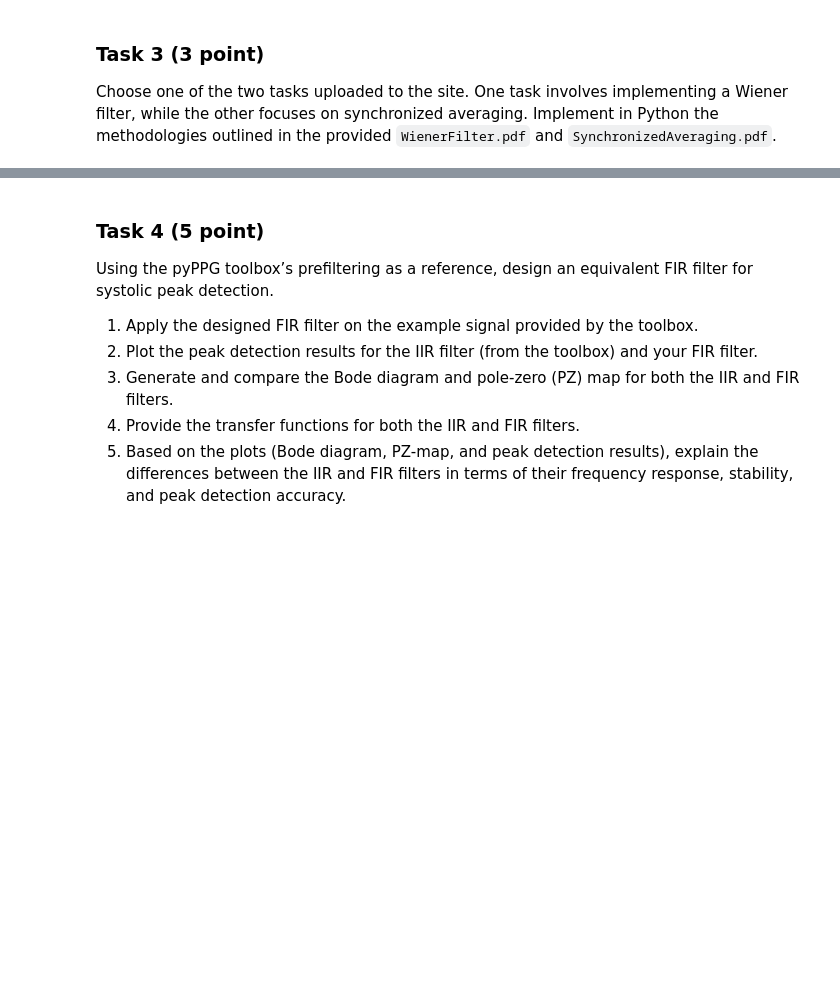
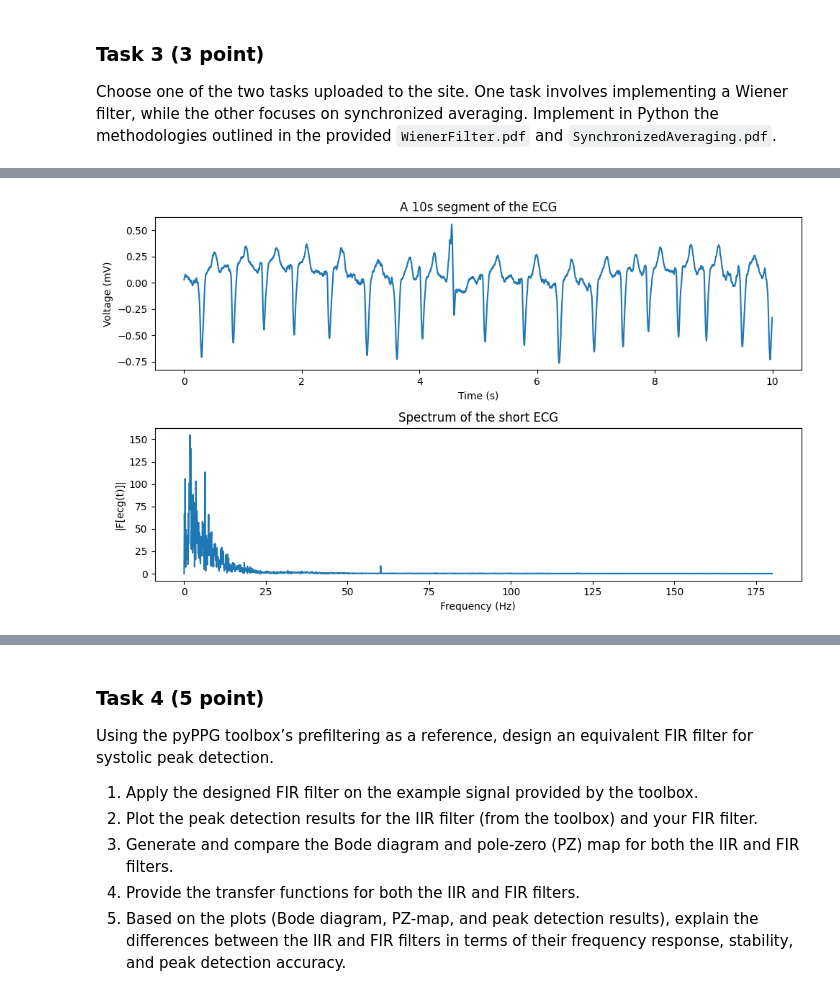
Before and after one commit to BalazsTersztenyak/biomedical-signal-processing, a Jupyter notebook: assignment3/BSP_LAB_25_05.ipynb, the cells around one changed output, grey strips where cells are left out. Cells and saved outputs as stored; diff of their text form; code cells hidden in the pictures; blank space fills up the shorter version.

```diff
--- a/assignment3/BSP_LAB_25_05.ipynb
+++ b/assignment3/BSP_LAB_25_05.ipynb
@@ -92,0 +203,59 @@ Choose one of the two tasks uploaded to the site. One task involves implementing
+# %%
+# Load the signal
+data = sio.loadmat('Data/Lab_05/Complex_signal.mat')["Complex_signal"]
+
+# The structure is nested — unpack it
+channels = data[0][0][0][0]     # array of channel names
+time = data[0][0][1].squeeze()  # time vector
+signals = data[0][0][2]         # matrix of signals (channels × samples)
+# print(channels, time.shape, signals.shape)
+
+ECG = signals[1, :].squeeze()  # ECG signal
+
+# --- Sampling frequency from time vector ---
+fs = 1 / np.mean(np.diff(time))
+# print(f"Estimated sampling frequency: {fs:.2f} Hz")
+# base = float(data['base'])
+# gain = float(data['gain'])
+
+# Time vector
+t = np.linspace(0, len(ECG)/fs, len(ECG))
+
+# There is no base/gain in the provided .mat file
+# Convert to mV (same normalization as MATLAB)
+# ECG = (ECG - base) / gain
+
+# Define the short segment
+short_time = 10  # seconds
+short_sample = int(short_time * fs)
+
+# Choose a regular segment (e.g., starting at 0)
+start_idx = 0
+end_idx = start_idx + short_sample
+
+ECG_short = ECG[start_idx:end_idx]
+t_short = t[start_idx:end_idx]
+
+# Plot the short segment
+plt.figure(figsize=(10, 6))
+
+plt.subplot(2, 1, 1)
+plt.plot(t_short, ECG_short)
+plt.xlabel('Time (s)')
+plt.ylabel('Voltage (mV)')
+plt.title(f'A {short_time}s segment of the ECG')
+
+# Frequency domain analysis
+fECG_short = np.abs(np.fft.fft(ECG_short - np.mean(ECG_short)))
+f = np.linspace(0, fs, len(ECG_short))
+
+plt.subplot(2, 1, 2)
+plt.plot(f[:short_sample//2], fECG_short[:short_sample//2])
+plt.xlabel('Frequency (Hz)')
+plt.ylabel('|F[ecg(t)]|')
+plt.title('Spectrum of the short ECG')
+
+plt.tight_layout()
+plt.show()
+# %% [output]
+[figure, added]
```
Also changed, not shown: parts of 13 cells of this notebook.
